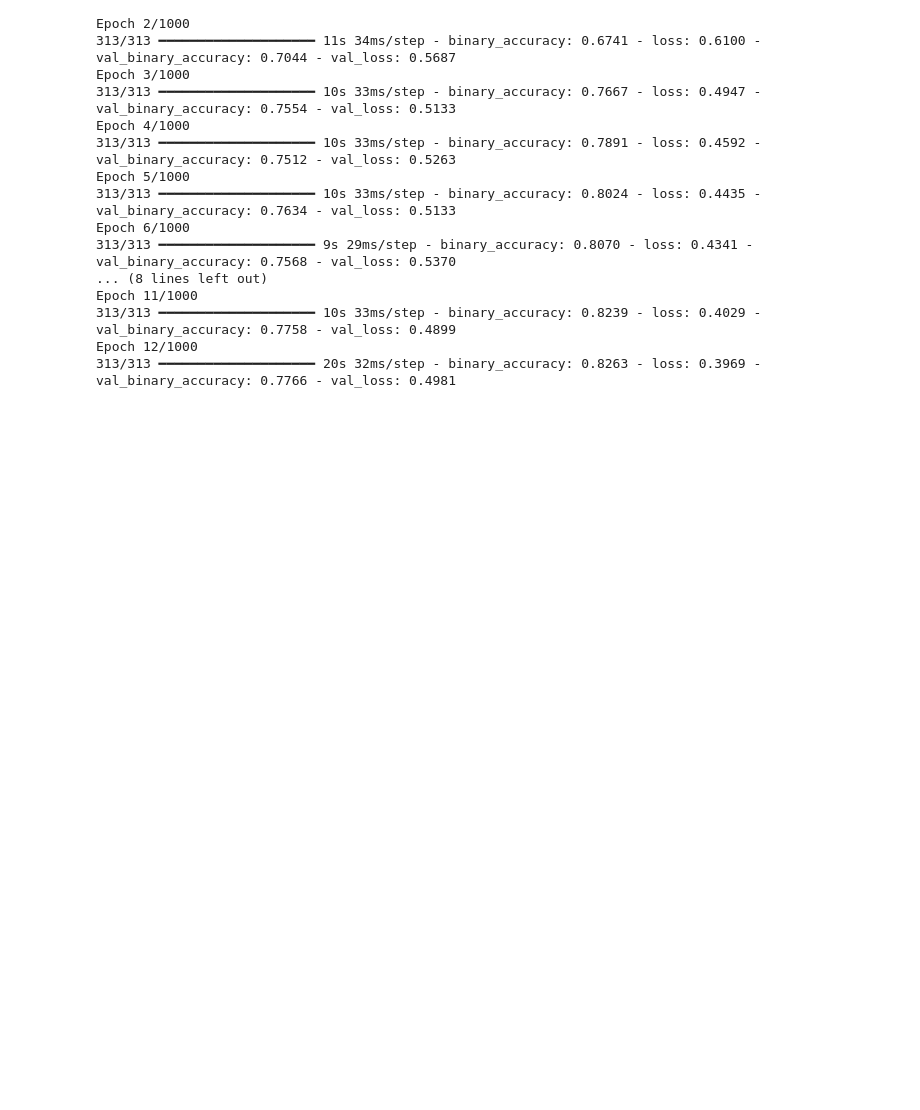
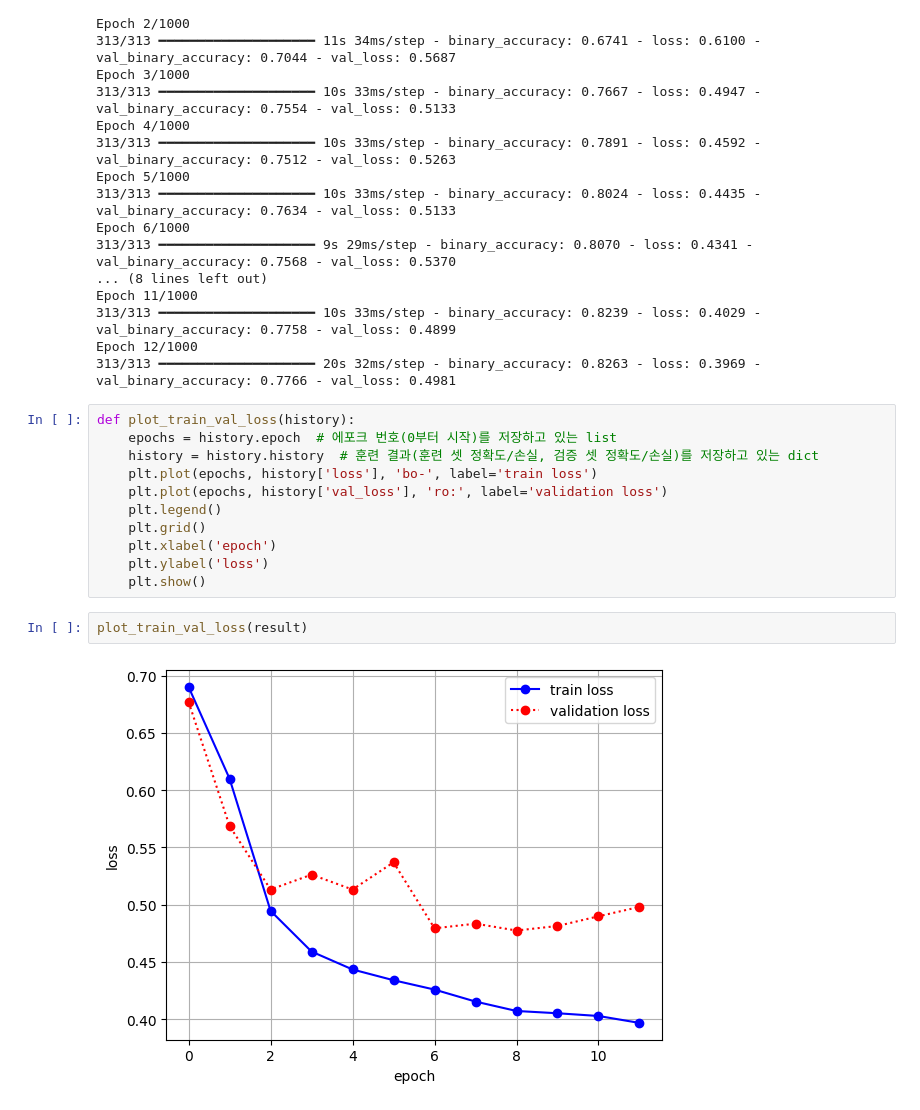
Before and after one commit to JakeOh/202605_BD57, a Jupyter notebook: lab_ml/ml20_rnn.ipynb, the cells around one changed output. Saved outputs shown, nothing was run; the diff lists cells and outputs as text; blank space fills up the shorter version.

```diff
--- a/lab_ml/ml20_rnn.ipynb
+++ b/lab_ml/ml20_rnn.ipynb
@@ -390,3 +395,18 @@ Epoch 11/1000
 313/313 ━━━━━━━━━━━━━━━━━━━━ 10s 33ms/step - binary_accuracy: 0.8239 - loss: 0.4029 - val_binary_accuracy: 0.7758 - val_loss: 0.4899
 Epoch 12/1000
 313/313 ━━━━━━━━━━━━━━━━━━━━ 20s 32ms/step - binary_accuracy: 0.8263 - loss: 0.3969 - val_binary_accuracy: 0.7766 - val_loss: 0.4981
+# %%
+def plot_train_val_loss(history):
+    epochs = history.epoch  # 에포크 번호(0부터 시작)를 저장하고 있는 list
+    history = history.history  # 훈련 결과(훈련 셋 정확도/손실, 검증 셋 정확도/손실)를 저장하고 있는 dict
+    plt.plot(epochs, history['loss'], 'bo-', label='train loss')
+    plt.plot(epochs, history['val_loss'], 'ro:', label='validation loss')
+    plt.legend()
+    plt.grid()
+    plt.xlabel('epoch')
+    plt.ylabel('loss')
+    plt.show()
+# %%
+plot_train_val_loss(result)
+# %% [output]
+[figure, added]
```
Also changed, not shown: parts of 3 cells of this notebook.
